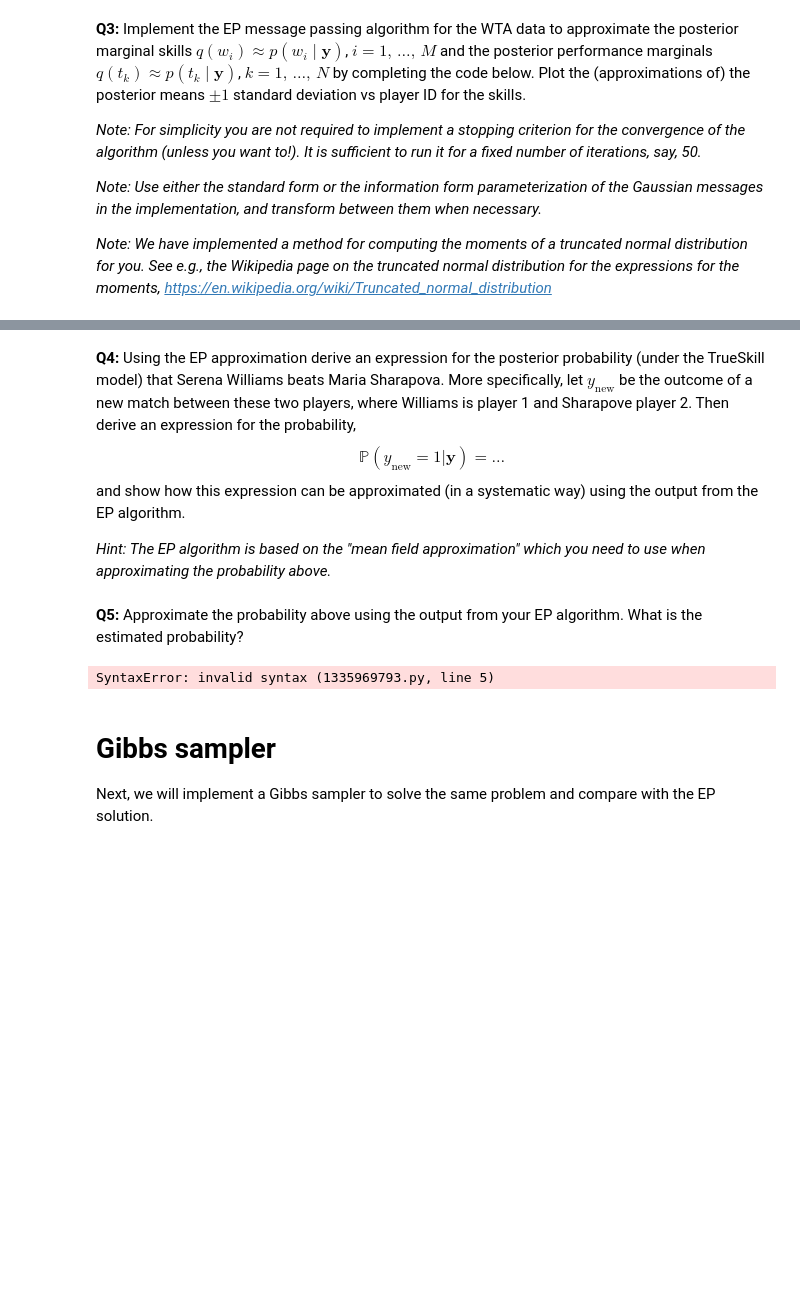
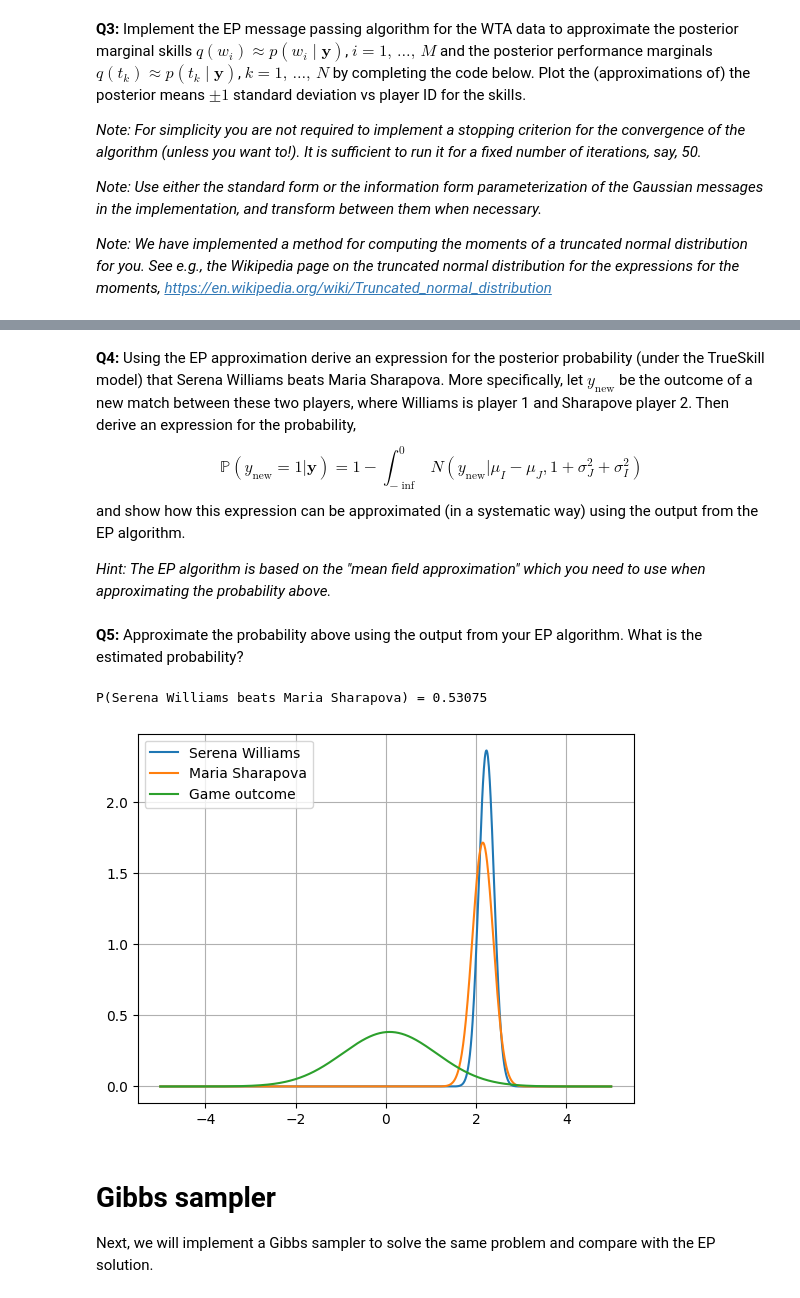
Before and after one commit to Arty-Facts/wasp_graphical_models_bayesian_learning_and_statistical_relational_learning_2023, a Jupyter notebook: project/module2/hand_in_ranking.ipynb, the cells around one changed output, grey strips where cells are left out. Drawn from its saved outputs; the diff is of its cells as text; code cells hidden in the pictures; blank space fills up the shorter version.

```diff
--- a/project/module2/hand_in_ranking.ipynb
+++ b/project/module2/hand_in_ranking.ipynb
@@ -249,7 +265,7 @@ def get_truncated_params(mu, sigma2):
     sigma2_trunc = sigma2 * (1 - (mu * phi / (sigma * Z)) - ((phi / Z) ** 2))
     return mu_trunc, sigma2_trunc
 # %%
-N_ITER_EP = 50
+N_ITER_EP = 100
 
 # Message Passing
 # STEP 0: Initialize game to skill messages
@@ -355,4 +371,6 @@ ax.set_xlabel("Player ID")
 ax.set_xlim(1, M)
 ax.set_ylabel("w")
 ax.set_title("Posterior vs Player ID")
+for player_id in np.argsort(q_w_mu)[::-1][:20]:
+    print(f"Posterior mean: {q_w_mu[player_id]:.2f}, var: {q_w_sigma[player_id]:.2f}, points: {players_df.iloc[player_id]['ranking_points']:6}, id: {player_id} name: {players_df.iloc[player_id]['name']} ")
 # %% [output]
@@ -361,7 +398,7 @@ Text(0.5, 1.0, 'Posterior vs Player ID')
 # %% [markdown]
 **Q4:**  Using the EP approximation derive an expression for the posterior probability (under the TrueSkill model) that Serena Williams beats Maria Sharapova. More specifically, let $y_\text{new}$ be the outcome of a new match between these two players, where Williams is player 1 and Sharapove player 2. Then derive an expression for the probability,
 $$
- \mathbb{P}(y_\text{new} = 1 | \mathbf{y}) = \dots
+ \mathbb{P}(y_\text{new} = 1 | \mathbf{y}) = 1 - \int_{-\inf}^{0} N(y_\text{new} | \mu_{I} - \mu_{J}, 1+\sigma_{J}^2+\sigma_{I}^2)
 $$
 and show how this expression can be approximated (in a systematic way) using the output from the EP algorithm.
 
@@ -370,13 +407,28 @@ _Hint: The EP algorithm is based on the "mean field approximation" which you nee
 **Q5:** Approximate the probability above using the output from your EP algorithm. What is the estimated probability?
 # %%
 # Compute win prob
-willimas_id = 0 # ID of Williams (in Python indexing)
-sharapova_id = 1 # ID of Sharapova (in Python indexing)
+from scipy.stats import norm
+id_i = 0 # ID of Williams (in Python indexing)
+id_j = 1 # ID of Sharapova (in Python indexing)
+new_mu = q_w_mu[id_i] - q_w_mu[id_j]
+new_sigma2 = q_w_sigma2[id_i] + q_w_sigma2[id_j] + GAME_VARIANCE
+p_game = 1 - norm.cdf(0, loc=new_mu, scale=np.sqrt(new_sigma2))
+name_i = players_df.iloc[id_i]["name"]
+name_j = players_df.iloc[id_j]["name"]
 
-p_williams_beats_sharapova =
-print(f"P(Willimas beats Shaparova) = {p_williams_beats_sharapova:.5}")
+print(f"P({name_i} beats {name_j}) = {p_game:.5}")
 # %% [output]
-SyntaxError: invalid syntax (1335969793.py, line 5)
+P(Serena Williams beats Maria Sharapova) = 0.53075
+# %%
+x_axis = np.arange(-5, 5, 0.01)
+fig , ax = plt.subplots()
+ax.plot(x_axis, norm.pdf(x_axis, q_w_mu[id_i], np.sqrt(q_w_sigma2[id_i])), label=name_i)
+ax.plot(x_axis, norm.pdf(x_axis, q_w_mu[id_j], np.sqrt(q_w_sigma2[id_j])), label=name_j)
+ax.plot(x_axis, norm.pdf(x_axis, new_mu, np.sqrt(new_sigma2)), label="Game outcome")
+ax.legend()
+ax.grid(True)
+# %% [output]
+[figure, added]
 # %% [markdown]
 # Gibbs sampler
 Next, we will implement a Gibbs sampler to solve the same problem and compare with the EP solution.
```
Also changed, not shown: parts of 7 cells of this notebook.
